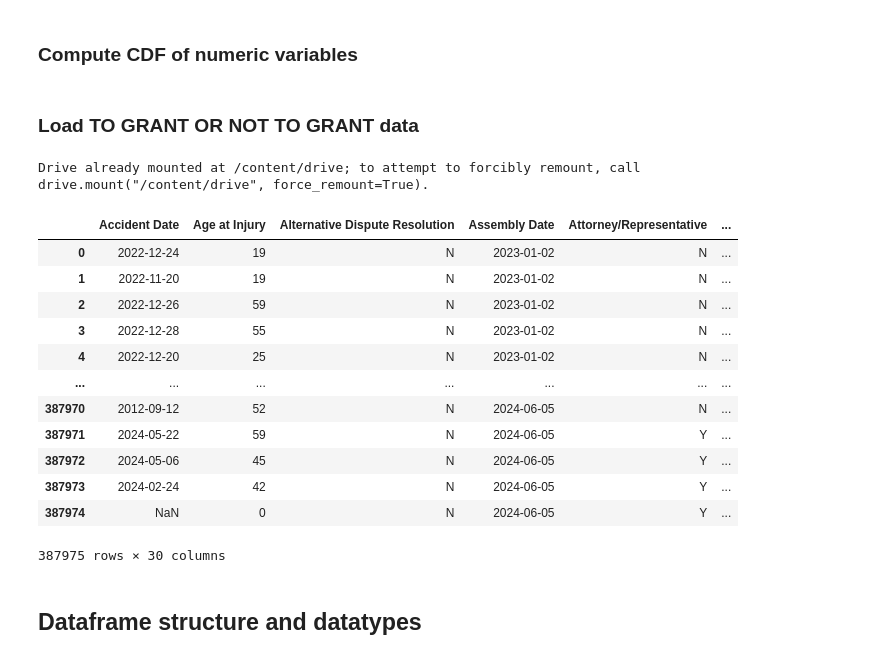
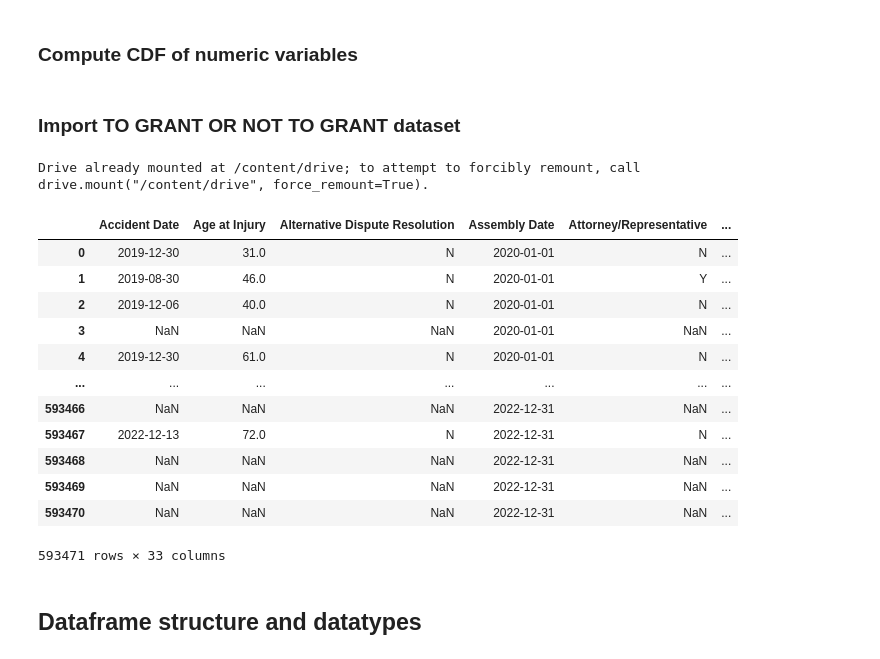
Before and after one commit to RLopes2327/Group17_ML2425, a Jupyter notebook: ZE_ML.ipynb, the cells around one changed output. Saved outputs shown, nothing was run; the diff lists cells and outputs as text; code cells hidden in the pictures.

```diff
--- a/ZE_ML.ipynb
+++ b/ZE_ML.ipynb
@@ -422,7 +425,7 @@ def plot_cdf(df, column_name, line_value=None):
     fig.tight_layout()
     plt.show()
 # %% [markdown]
-### Load TO GRANT OR NOT TO GRANT data
+### Import TO GRANT OR NOT TO GRANT dataset
 # %%
 from google.colab import drive
 drive.mount('/content/drive')
@@ -431,31 +434,31 @@ Drive already mounted at /content/drive; to attempt to forcibly remount, call dr
 # %%
 import pandas as pd
 
 # Caminhos dos arquivos CSV (depois de fazer upload no Colab)
 file1 = '/content/drive/MyDrive/projeto ML/extracted_files/train_data.csv'
 file2 = '/content/drive/MyDrive/projeto ML/extracted_files/test_data.csv'
 file3 = '/content/drive/MyDrive/projeto ML/extracted_files/sample_submission.csv'
 
 # Carregar os arquivos CSV em dataframes
 df_train_data = pd.read_csv(file1)
 df_test_data = pd.read_csv(file2)
 df_sample_submission = pd.read_csv(file3)
 
 # Exibir as primeiras linhas para verificar os dados
-df_test_data
+df_train_data
 # %% [output]
 |  | Accident Date | Age at Injury | Alternative Dispute Resolution | Assembly Date | Attorney/Representative | ... |
-| 0 | 2022-12-24 | 19 | N | 2023-01-02 | N | ... |
-| 1 | 2022-11-20 | 19 | N | 2023-01-02 | N | ... |
-| 2 | 2022-12-26 | 59 | N | 2023-01-02 | N | ... |
-| 3 | 2022-12-28 | 55 | N | 2023-01-02 | N | ... |
-| 4 | 2022-12-20 | 25 | N | 2023-01-02 | N | ... |
+| 0 | 2019-12-30 | 31.0 | N | 2020-01-01 | N | ... |
+| 1 | 2019-08-30 | 46.0 | N | 2020-01-01 | Y | ... |
+| 2 | 2019-12-06 | 40.0 | N | 2020-01-01 | N | ... |
+| 3 | NaN | NaN | NaN | 2020-01-01 | NaN | ... |
+| 4 | 2019-12-30 | 61.0 | N | 2020-01-01 | N | ... |
 | ... | ... | ... | ... | ... | ... | ... |
-| 387970 | 2012-09-12 | 52 | N | 2024-06-05 | N | ... |
-| 387971 | 2024-05-22 | 59 | N | 2024-06-05 | Y | ... |
-| 387972 | 2024-05-06 | 45 | N | 2024-06-05 | Y | ... |
-| 387973 | 2024-02-24 | 42 | N | 2024-06-05 | Y | ... |
-| 387974 | NaN | 0 | N | 2024-06-05 | Y | ... |
+| 593466 | NaN | NaN | NaN | 2022-12-31 | NaN | ... |
+| 593467 | 2022-12-13 | 72.0 | N | 2022-12-31 | N | ... |
+| 593468 | NaN | NaN | NaN | 2022-12-31 | NaN | ... |
+| 593469 | NaN | NaN | NaN | 2022-12-31 | NaN | ... |
+| 593470 | NaN | NaN | NaN | 2022-12-31 | NaN | ... |
-387975 rows × 30 columns
+593471 rows × 33 columns
 # %% [markdown]
 ## Dataframe structure and datatypes
```
Also changed, not shown: parts of 78 cells of this notebook.
